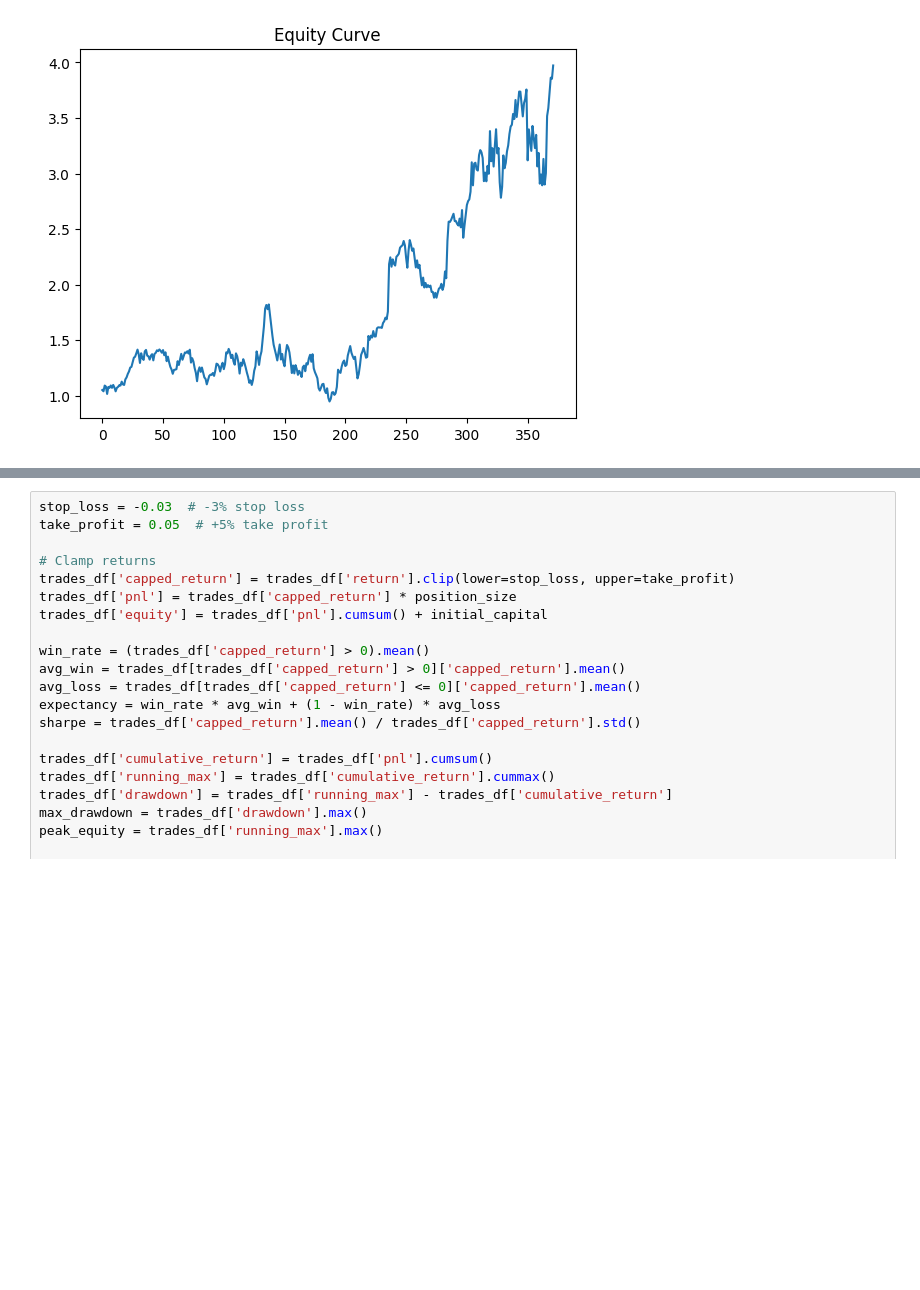
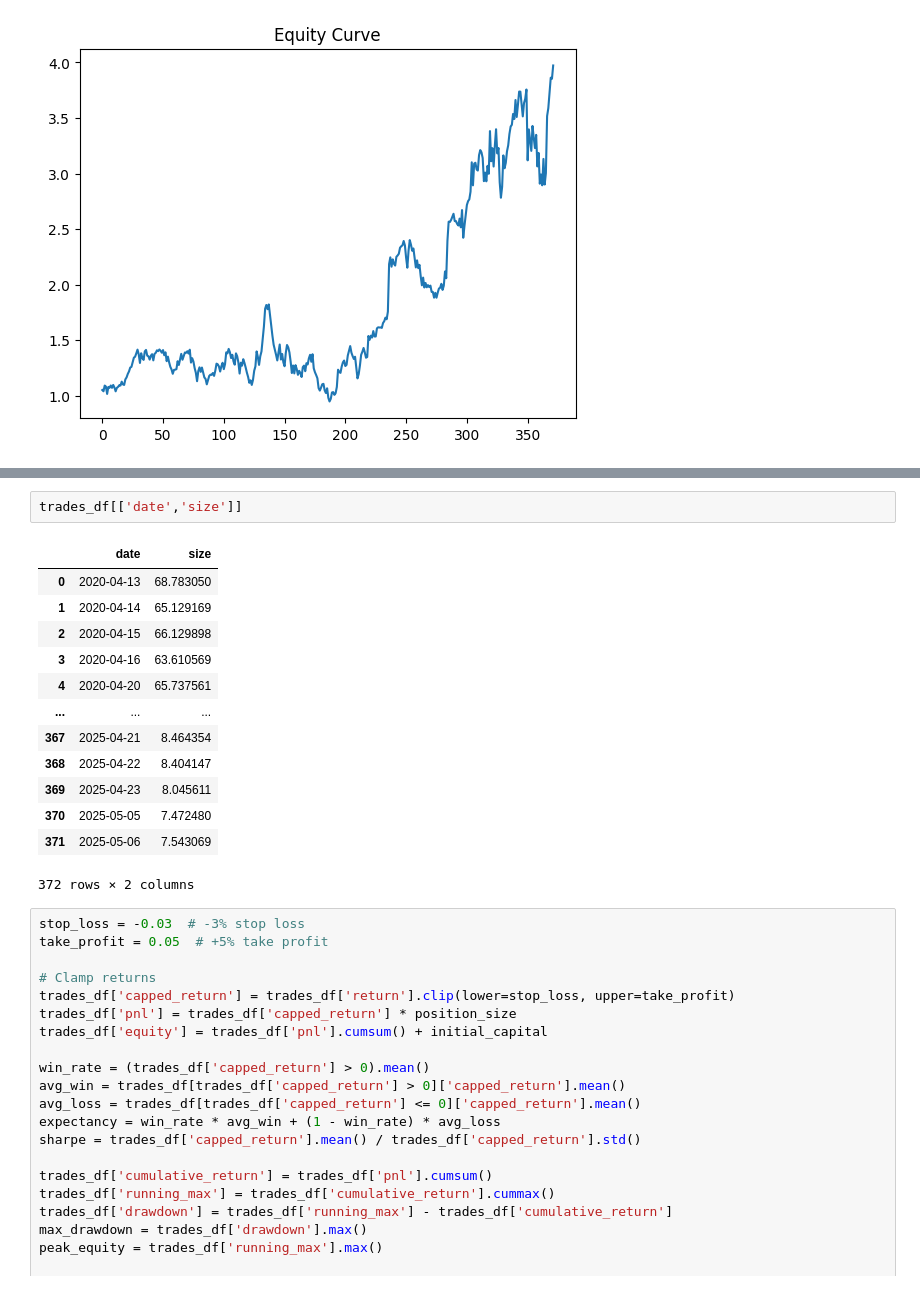
Before and after one commit to Stevey8/moneymoney, a Jupyter notebook: bb-rsi-try.ipynb, the cells around one changed output, grey strips where cells are left out. Cells and saved outputs as stored; diff of their text form; blank space fills up the shorter version.

```diff
--- a/bb-rsi-try.ipynb
+++ b/bb-rsi-try.ipynb
@@ -746,5 +764,21 @@ print(f'first trade day: {trades_df["entry_date"].min()}, last trade day: {trade
 Total trades: 372
 first trade day: 2020-04-13 00:00:00, last trade day: 2025-05-07 00:00:00
+# %%
+trades_df[['date','size']]
+# %% [output]
+|  | date | size |
+| 0 | 2020-04-13 | 68.783050 |
+| 1 | 2020-04-14 | 65.129169 |
+| 2 | 2020-04-15 | 66.129898 |
+| 3 | 2020-04-16 | 63.610569 |
+| 4 | 2020-04-20 | 65.737561 |
+| ... | ... | ... |
+| 367 | 2025-04-21 | 8.464354 |
+| 368 | 2025-04-22 | 8.404147 |
+| 369 | 2025-04-23 | 8.045611 |
+| 370 | 2025-05-05 | 7.472480 |
+| 371 | 2025-05-06 | 7.543069 |
+372 rows × 2 columns
 # %%
 stop_loss = -0.03  # -3% stop loss
 take_profit = 0.05  # +5% take profit
```
Also changed, not shown: parts of 5 cells of this notebook, 1 other file.
